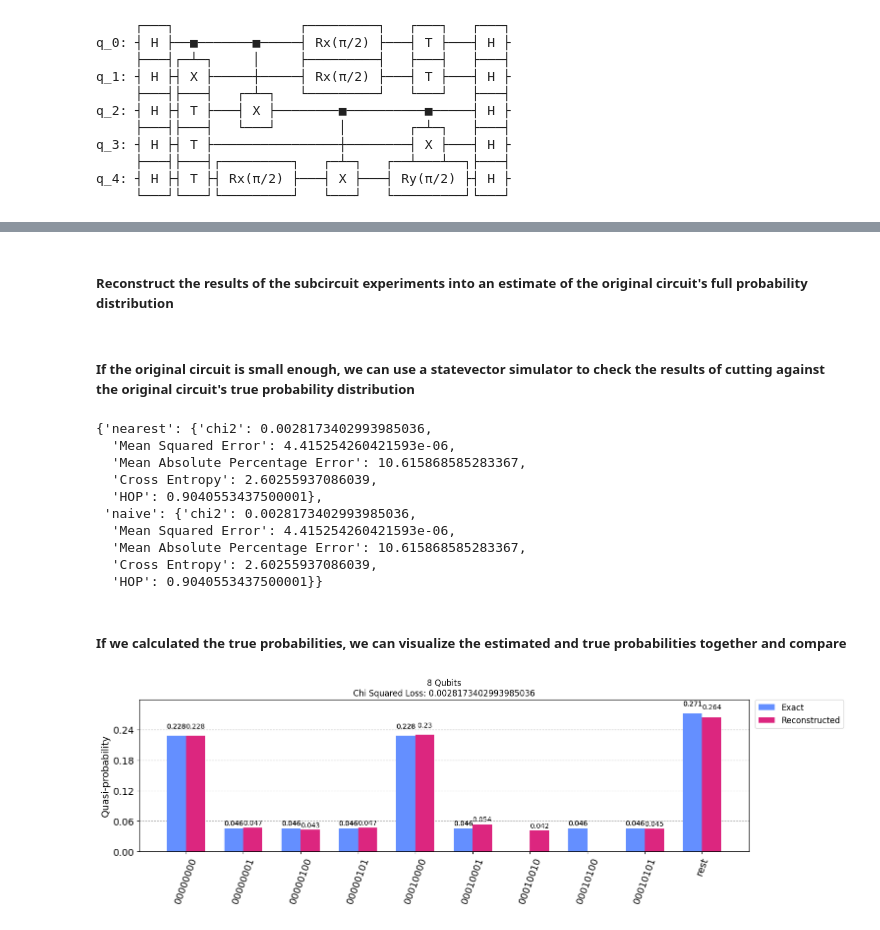
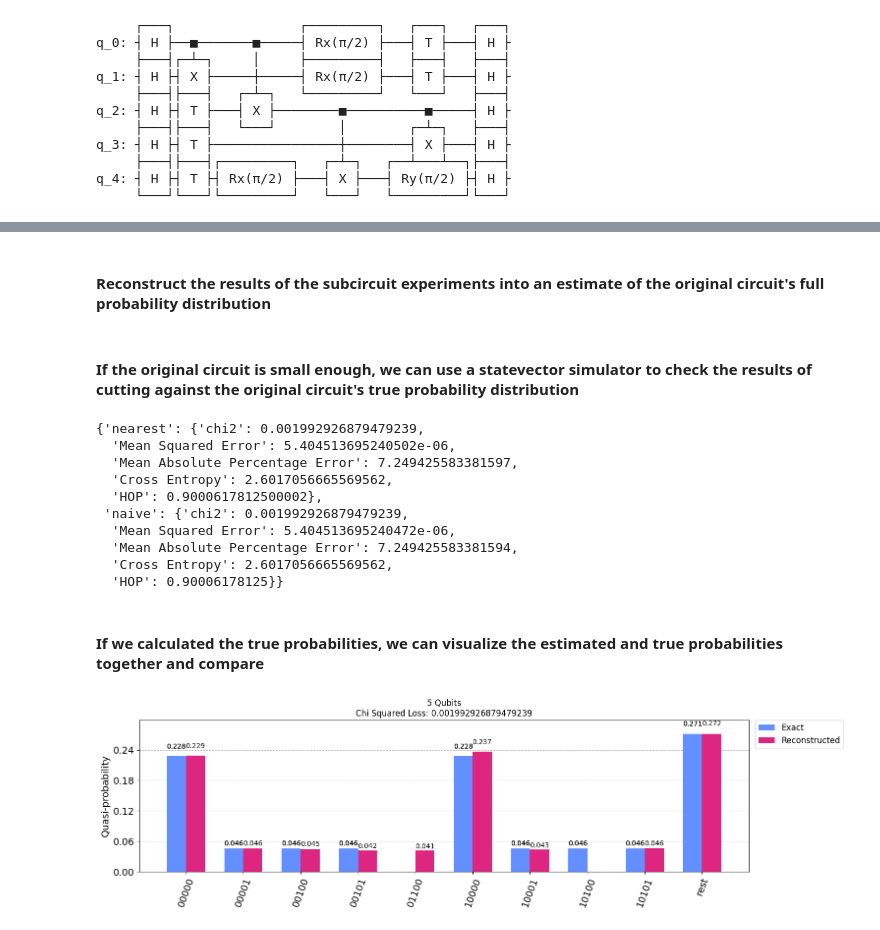
Before and after one commit to Qiskit/qiskit-addon-cutting, a Jupyter notebook: docs/circuit_cutting/tutorials/tutorial_2_circuit_cutting_manual_cutting.ipynb, the cells around one changed output, grey strips where cells are left out. Saved outputs shown, nothing was run; the diff lists cells and outputs as text; code cells hidden in the pictures.

Commit message:
Make circuit cutting tutorials consistent

```diff
--- a/docs/circuit_cutting/tutorials/tutorial_2_circuit_cutting_manual_cutting.ipynb
+++ b/docs/circuit_cutting/tutorials/tutorial_2_circuit_cutting_manual_cutting.ipynb
@@ -17,11 +16,13 @@ from circuit_knitting_toolbox.circuit_cutting import WireCutter
 
 This is the example circuit shown in the [cutQC paper](https://dl.acm.org/doi/10.1145/3445814.3446758).
 # %%
-circuit = QuantumCircuit(5)
-for i in range(5):
+num_qubits = 5
+
+circuit = QuantumCircuit(num_qubits)
+for i in range(num_qubits):
     circuit.h(i)
 circuit.cx(0, 1)
-for i in range(2, 5):
+for i in range(2, num_qubits):
     circuit.t(i)
 circuit.cx(0, 2)
 circuit.rx(np.pi / 2, 4)
@@ -32,7 +33,7 @@ circuit.t(0)
 circuit.t(1)
 circuit.cx(2, 3)
 circuit.ry(np.pi / 2, 4)
-for i in range(5):
+for i in range(num_qubits):
     circuit.h(i)
 
 circuit.draw()
@@ -99,7 +101,7 @@ cuts = cutter.decompose(method="manual", subcircuit_vertices=[[0, 1], [2, 3]])
 # Evaluate the subcircuits on backend
 subcircuit_instance_probabilities = cutter.evaluate(cuts)
 # %% [markdown]
-##### Reconstruct the results of the subcircuit experiments into an estimate of the original circuit's full probability distribution
+#### Reconstruct the results of the subcircuit experiments into an estimate of the original circuit's full probability distribution
 # %%
 %%capture
 
@@ -107,58 +109,53 @@ reconstructed_probabilities = cutter.reconstruct(
     subcircuit_instance_probabilities, cuts
 )
 # %% [markdown]
-##### If the original circuit is small enough, we can use a statevector simulator to check the results of cutting against the original circuit's true probability distribution
+#### If the original circuit is small enough, we can use a statevector simulator to check the results of cutting against the original circuit's true probability distribution
 # %%
-metrics = cutter.verify(reconstructed_probabilities)
+metrics, real_probabilities = cutter.verify(reconstructed_probabilities)
 metrics
 # %% [output]
-{'nearest': {'chi2': 0.0028173402993985036,
-  'Mean Squared Error': 4.415254260421593e-06,
-  'Mean Absolute Percentage Error': 10.615868585283367,
-  'Cross Entropy': 2.60255937086039,
-  'HOP': 0.9040553437500001},
- 'naive': {'chi2': 0.0028173402993985036,
-  'Mean Squared Error': 4.415254260421593e-06,
-  'Mean Absolute Percentage Error': 10.615868585283367,
-  'Cross Entropy': 2.60255937086039,
-  'HOP': 0.9040553437500001}}
+{'nearest': {'chi2': 0.001992926879479239,
+  'Mean Squared Error': 5.404513695240502e-06,
+  'Mean Absolute Percentage Error': 7.249425583381597,
+  'Cross Entropy': 2.6017056665569562,
+  'HOP': 0.9000617812500002},
+ 'naive': {'chi2': 0.001992926879479239,
+  'Mean Squared Error': 5.404513695240472e-06,
+  'Mean Absolute Percentage Error': 7.249425583381594,
+  'Cross Entropy': 2.6017056665569562,
+  'HOP': 0.90006178125}}
 # %% [markdown]
-##### If we calculated the true probabilities, we can visualize the estimated and true probabilities together and compare
+#### If we calculated the true probabilities, we can visualize the estimated and true probabilities together and compare
 # %%
-from qiskit import Aer
 from qiskit.result import ProbDistribution
 from qiskit.visualization import plot_histogram
-from qiskit.quantum_info import Statevector
 
 # Get the estimated distribution
 reconstructed_distribution = {
     i: prob for i, prob in enumerate(reconstructed_probabilities)
 }
 
 # Get the true distribution
-simulator = Aer.get_backend("statevector_simulator")
-result = simulator.run(circuit).result()
-statevector = result.get_statevector(circuit)
 true_distribution = {
-    i: prob for i, prob in enumerate(Statevector(statevector).probabilities())
+    i: prob for i, prob in enumerate(real_probabilities)
 }
 
 true_dict_bitstring = ProbDistribution(data=true_distribution).binary_probabilities(
     num_bits=num_qubits
 )
 reconstructed_dict_bitstring = ProbDistribution(
     data=reconstructed_distribution
 ).binary_probabilities(num_bits=num_qubits)
 
 plot_histogram(
     [true_dict_bitstring, reconstructed_dict_bitstring],
     number_to_keep=8,
     figsize=(16, 4),
     sort="asc",
     legend=["Exact", "Reconstructed"],
     title="{} Qubits\nChi Squared Loss: {}".format(
         num_qubits, metrics["nearest"]["chi2"]
     ),
 )
 # %% [output]
-[figure, old version]
+[figure, new version]
```
Also changed, not shown: parts of 8 cells of this notebook, 4 other files.
